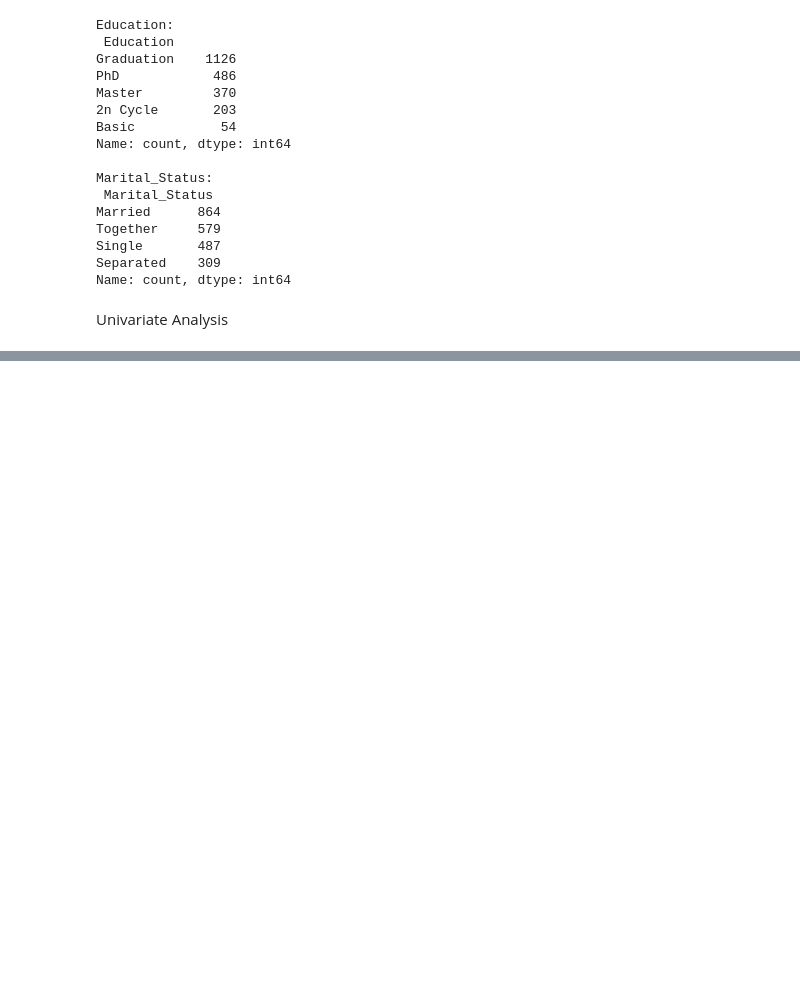
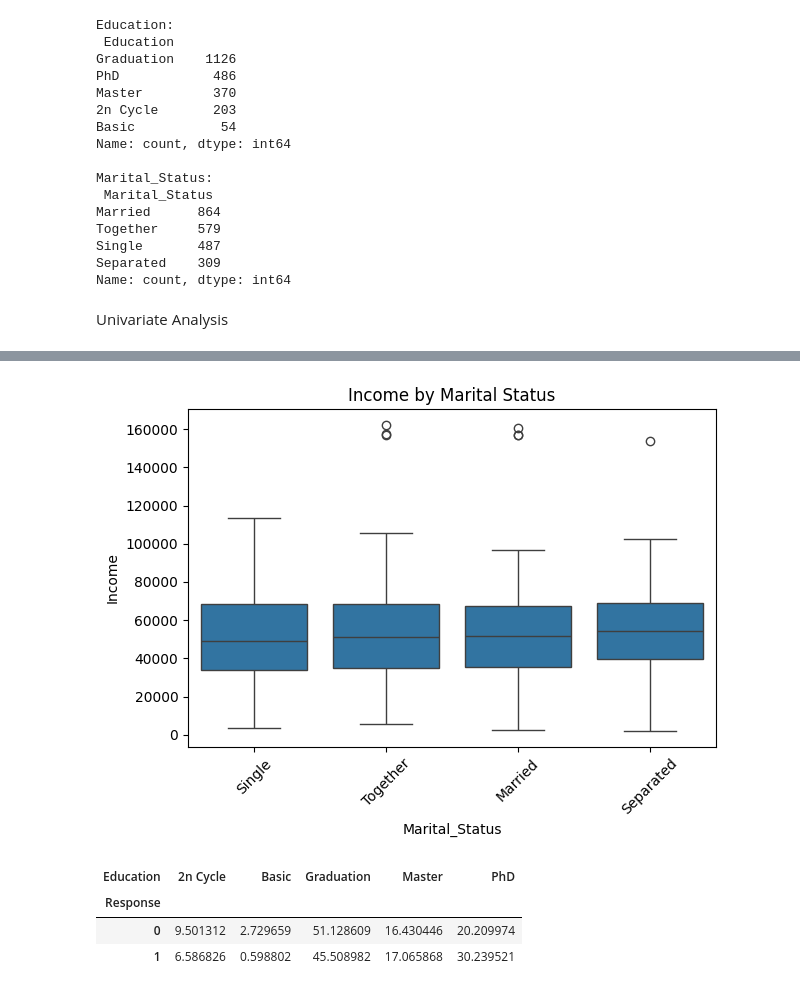
Before and after one commit to DataBells/marketing_project, a Jupyter notebook: marketing_analysis.ipynb, the cells around one changed output, grey strips where cells are left out. Drawn from its saved outputs; the diff is of its cells as text; code cells hidden in the pictures; blank space fills up the shorter version.

```diff
--- a/marketing_analysis.ipynb
+++ b/marketing_analysis.ipynb
@@ -261,0 +311,15 @@ Univariate Analysis
+# %%
+sns.boxplot(data=df, x='Marital_Status', y='Income')
+plt.title("Income by Marital Status")
+plt.xticks(rotation=45)
+plt.tight_layout()
+plt.show()
+# %% [output]
+[figure, added]
+# %%
+pd.crosstab(df['Response'], df['Education'], normalize='index') * 100
+# %% [output]
+| Education | 2n Cycle | Basic | Graduation | Master | PhD |
+| Response |  |  |  |  |  |
+| 0 | 9.501312 | 2.729659 | 51.128609 | 16.430446 | 20.209974 |
+| 1 | 6.586826 | 0.598802 | 45.508982 | 17.065868 | 30.239521 |
```
Also changed, not shown: parts of 4 cells of this notebook.
